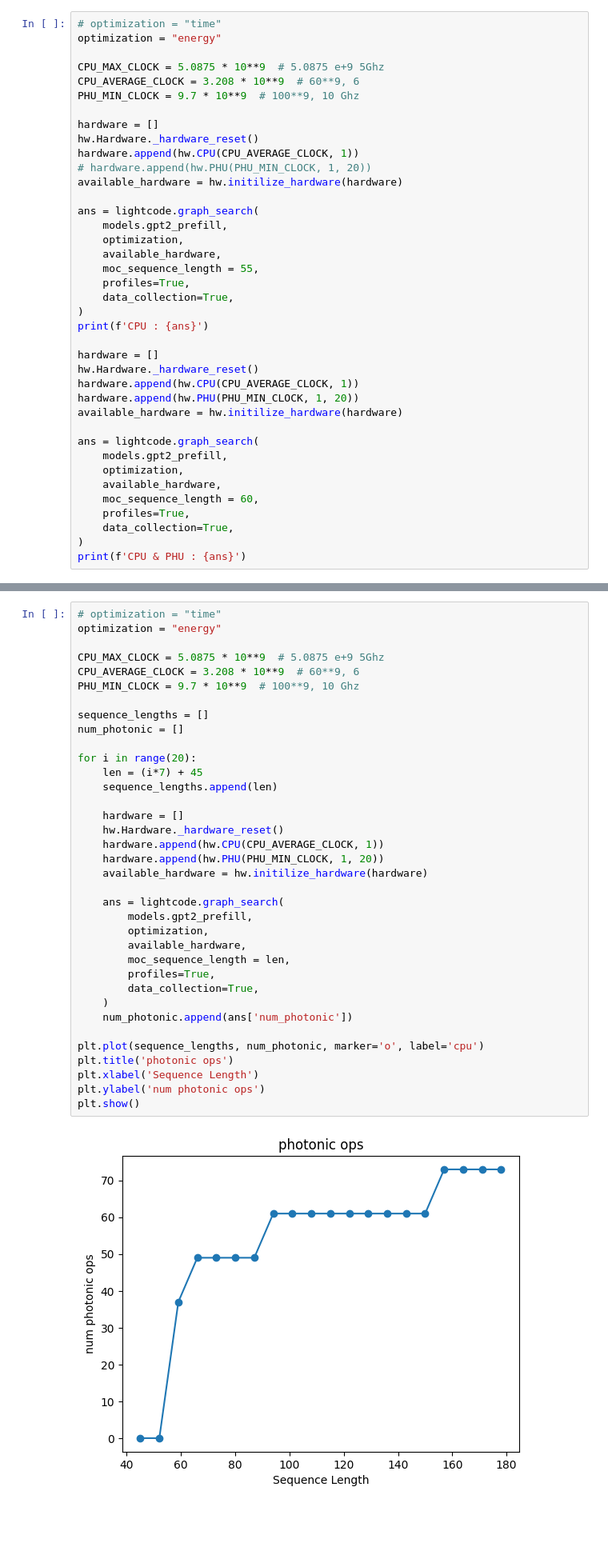
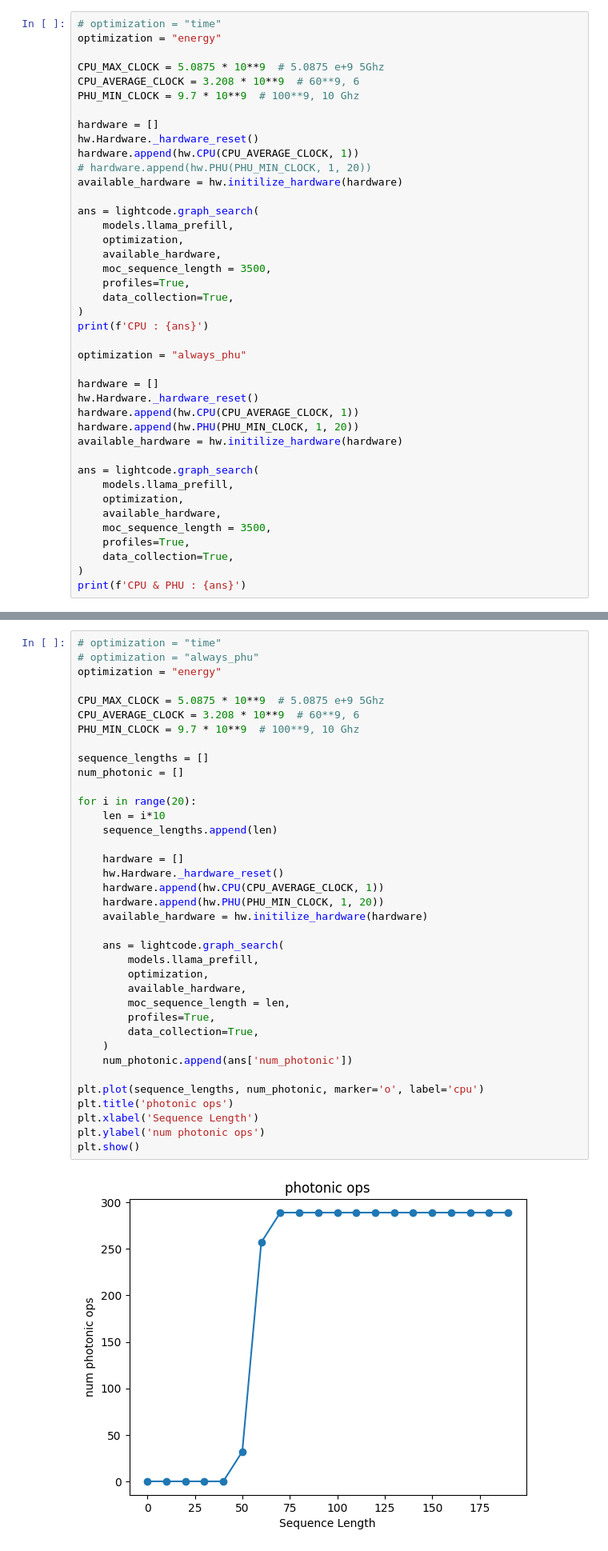
Before and after one commit to RyanTomich/LightCode, a Jupyter notebook: lightcode/evaluations.ipynb, the cells around one changed output, grey strips where cells are left out. Shown at 80% size. Saved outputs shown, nothing was run; the diff lists cells and outputs as text; blank space fills up the shorter version.

Commit message:
added always photonic optimization

```diff
--- a/lightcode/evaluations.ipynb
+++ b/lightcode/evaluations.ipynb
@@ -26,14 +26,16 @@ hardware.append(hw.CPU(CPU_AVERAGE_CLOCK, 1))
 available_hardware = hw.initilize_hardware(hardware)
 
 ans = lightcode.graph_search(
-    models.gpt2_prefill,
+    models.llama_prefill,
     optimization,
     available_hardware,
-    moc_sequence_length = 55,
+    moc_sequence_length = 3500,
     profiles=True,
     data_collection=True,
 )
 print(f'CPU : {ans}')
+
+optimization = "always_phu"
 
 hardware = []
 hw.Hardware._hardware_reset()
@@ -42,10 +44,10 @@ hardware.append(hw.PHU(PHU_MIN_CLOCK, 1, 20))
 available_hardware = hw.initilize_hardware(hardware)
 
 ans = lightcode.graph_search(
-    models.gpt2_prefill,
+    models.llama_prefill,
     optimization,
     available_hardware,
-    moc_sequence_length = 60,
+    moc_sequence_length = 3500,
     profiles=True,
     data_collection=True,
 )
@@ -56,38 +58,39 @@ CPU & PHU : {'moc_sequence_length': 60, 'Makespan': 0.05409, 'total_energy': 436
 # %%
 # optimization = "time"
+# optimization = "always_phu"
 optimization = "energy"
 
 CPU_MAX_CLOCK = 5.0875 * 10**9  # 5.0875 e+9 5Ghz
 CPU_AVERAGE_CLOCK = 3.208 * 10**9  # 60**9, 6
 PHU_MIN_CLOCK = 9.7 * 10**9  # 100**9, 10 Ghz
 
 sequence_lengths = []
 num_photonic = []
 
 for i in range(20):
-    len = (i*7) + 45
+    len = i*10
     sequence_lengths.append(len)
 
     hardware = []
     hw.Hardware._hardware_reset()
     hardware.append(hw.CPU(CPU_AVERAGE_CLOCK, 1))
     hardware.append(hw.PHU(PHU_MIN_CLOCK, 1, 20))
     available_hardware = hw.initilize_hardware(hardware)
 
     ans = lightcode.graph_search(
-        models.gpt2_prefill,
+        models.llama_prefill,
         optimization,
         available_hardware,
         moc_sequence_length = len,
         profiles=True,
         data_collection=True,
     )
     num_photonic.append(ans['num_photonic'])
 
 plt.plot(sequence_lengths, num_photonic, marker='o', label='cpu')
 plt.title('photonic ops')
 plt.xlabel('Sequence Length')
 plt.ylabel('num photonic ops')
 plt.show()
 # %% [output]
-[figure, old version]
+[figure, new version]
```
Also changed, not shown: parts of 4 cells of this notebook, 4 other files.
